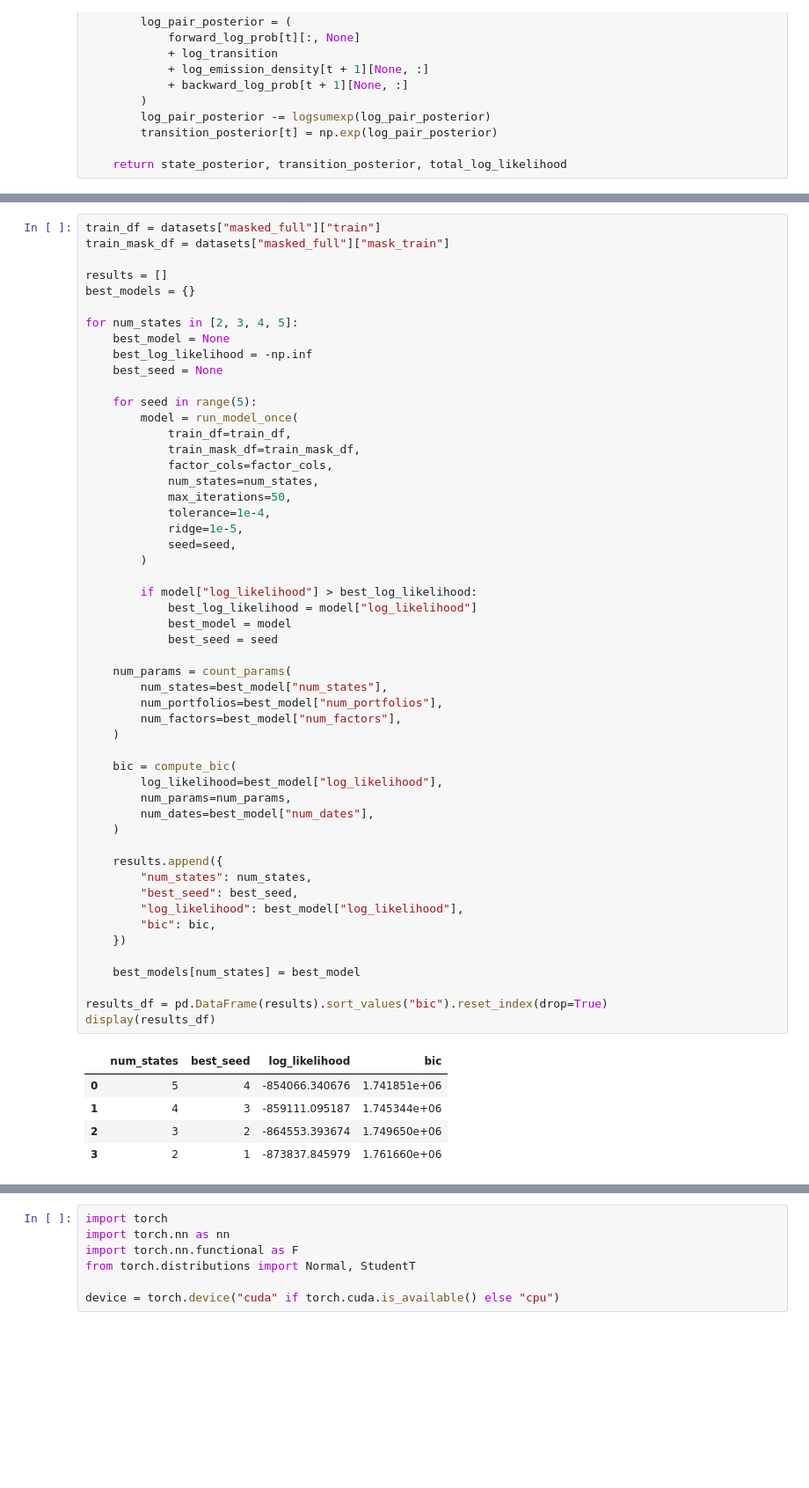
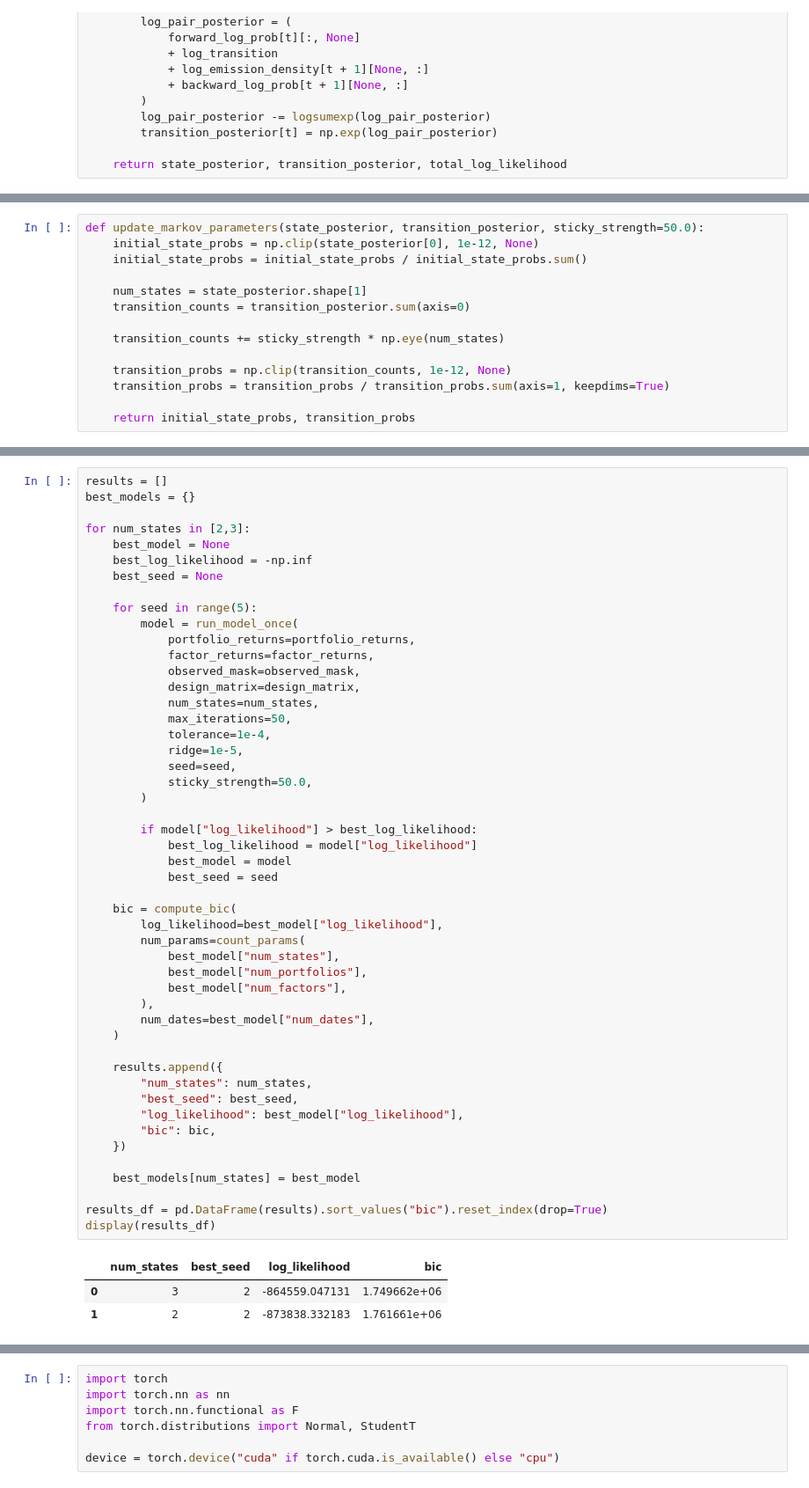
Before and after one commit to evucelic/Diplomski-Projekt, a Jupyter notebook: main.ipynb, the cells around one changed output, grey strips where cells are left out. Shown at 88% size. Drawn from its saved outputs; the diff is of its cells as text; blank space fills up the shorter version.

```diff
--- a/main.ipynb
+++ b/main.ipynb
@@ -677,0 +449,14 @@ def run_model_once(train_df, train_mask_df, factor_cols, num_states=3, max_itera
+# %%
+def update_markov_parameters(state_posterior, transition_posterior, sticky_strength=50.0):
+    initial_state_probs = np.clip(state_posterior[0], 1e-12, None)
+    initial_state_probs = initial_state_probs / initial_state_probs.sum()
+
+    num_states = state_posterior.shape[1]
+    transition_counts = transition_posterior.sum(axis=0)
+
+    transition_counts += sticky_strength * np.eye(num_states)
+
+    transition_probs = np.clip(transition_counts, 1e-12, None)
+    transition_probs = transition_probs / transition_probs.sum(axis=1, keepdims=True)
+
+    return initial_state_probs, transition_probs
@@ -687,63 +586,58 @@ def count_params(num_states, num_portfolios, num_factors):
 def compute_bic(log_likelihood, num_params, num_dates):
     return -2 * log_likelihood + num_params * np.log(num_dates)
 # %%
-train_df = datasets["masked_full"]["train"]
-train_mask_df = datasets["masked_full"]["mask_train"]
-
 results = []
 best_models = {}
 
-for num_states in [2, 3, 4, 5]:
+for num_states in [2,3]:
     best_model = None
     best_log_likelihood = -np.inf
     best_seed = None
 
     for seed in range(5):
         model = run_model_once(
-            train_df=train_df,
-            train_mask_df=train_mask_df,
-            factor_cols=factor_cols,
+            portfolio_returns=portfolio_returns,
+            factor_returns=factor_returns,
+            observed_mask=observed_mask,
+            design_matrix=design_matrix,
             num_states=num_states,
             max_iterations=50,
             tolerance=1e-4,
             ridge=1e-5,
             seed=seed,
+            sticky_strength=50.0,
         )
 
         if model["log_likelihood"] > best_log_likelihood:
             best_log_likelihood = model["log_likelihood"]
             best_model = model
             best_seed = seed
 
-    num_params = count_params(
-        num_states=best_model["num_states"],
-        num_portfolios=best_model["num_portfolios"],
-        num_factors=best_model["num_factors"],
-    )
-
     bic = compute_bic(
         log_likelihood=best_model["log_likelihood"],
-        num_params=num_params,
+        num_params=count_params(
+            best_model["num_states"],
+            best_model["num_portfolios"],
+            best_model["num_factors"],
+        ),
         num_dates=best_model["num_dates"],
     )
 
     results.append({
         "num_states": num_states,
         "best_seed": best_seed,
         "log_likelihood": best_model["log_likelihood"],
         "bic": bic,
     })
 
     best_models[num_states] = best_model
 
 results_df = pd.DataFrame(results).sort_values("bic").reset_index(drop=True)
 display(results_df)
 # %% [output]
 |  | num_states | best_seed | log_likelihood | bic |
-| 0 | 5 | 4 | -854066.340676 | 1.741851e+06 |
-| 1 | 4 | 3 | -859111.095187 | 1.745344e+06 |
-| 2 | 3 | 2 | -864553.393674 | 1.749650e+06 |
-| 3 | 2 | 1 | -873837.845979 | 1.761660e+06 |
+| 0 | 3 | 2 | -864559.047131 | 1.749662e+06 |
+| 1 | 2 | 2 | -873838.332183 | 1.761661e+06 |
 # %%
 best_num_states = int(results_df.iloc[0]["num_states"])
 best_model = best_models[best_num_states]
```
Also changed, not shown: parts of 14 cells of this notebook.
